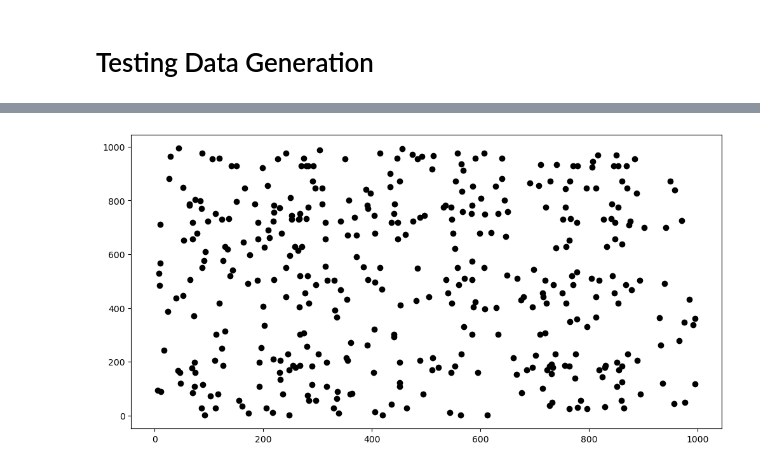
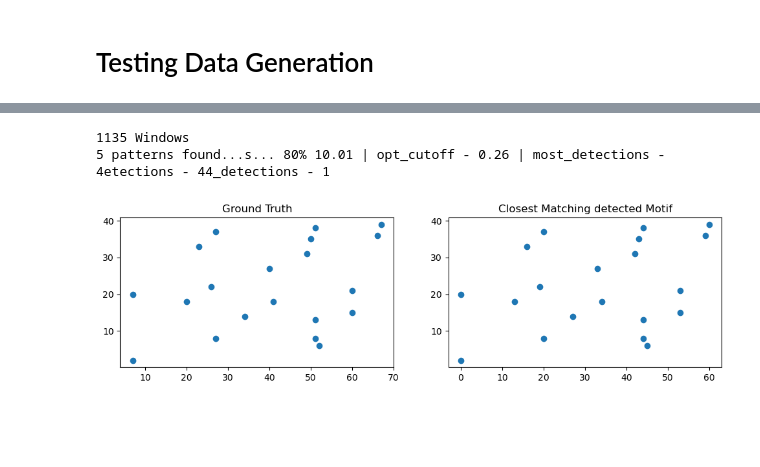
Before and after one commit to CosmicSurgery/thesis_notebooks, a Jupyter notebook: 2023.09.26 - Final Drafts/09.26.2023 - test scripts.ipynb, the cells around one changed output, grey strips where cells are left out. Cells and saved outputs as stored; diff of their text form; code cells hidden in the pictures; blank space fills up the shorter version.

```diff
--- a/2023.09.26 - Final Drafts/09.26.2023 - test scripts.ipynb
+++ b/2023.09.26 - Final Drafts/09.26.2023 - test scripts.ipynb
@@ -3,3 +17,8 @@
 # %%
 import simulate_data
 import scan
+# %%
+def check_ground_truth(pattern_template, K_dense):
+    _, pattern_img = get_imgs(K_dense, pattern_template)
+    SM_acc, cc = get_acc(K_dense, pattern_img)
+    return SM_acc, cc, pattern_img
@@ -31,7 +86,25 @@ A_dense, A_sparse, B_dense, B_sparse, K_dense, K_sparse = simulate_data.generate
-# %%
-import matplotlib.pyplot as plt
-plt.figure(figsize=(12,6))
-plt.scatter(A_sparse[1],A_sparse[0],c='black')
-plt.show()
-# %% [output]
-[figure, removed]
+# %%
+pattern_template, sublist_keys_filt, window_time, cluster_time, sequence_time = scan.scan_raster(A_sparse[1], A_sparse[0], window_dim=params['D'])
+if len(pattern_template) != 0:
+    SM_acc, cc, pattern_img = check_ground_truth(pattern_template, K_dense)
+else:
+    SM_acc, cc, pattern_img = np.zeros(K_dense.shape[2]), [], None
+# %% [output]
+1135 Windows
+5 patterns found...s... 80% 10.01 | opt_cutoff - 0.26 | most_detections - 4etections - 44_detections - 1
+# %%
+palette = simulate_data.create_palette()
+# %%
+M = K_dense.shape[2]
+motif_map = (np.arange(0,M),np.argmax(cc,axis=1))
+motif_map
+fig,ax = plt.subplots(len(motif_map[0]),len(motif_map),figsize=(12,M*3))
+for i,(a,b) in enumerate(zip(motif_map[0],motif_map[1])):
+    ax[0].scatter(np.where(K_dense[...,a])[1],np.where(K_dense[...,a])[0],c=palette[i+1])
+    ax[1].scatter(np.where(pattern_img[...,b])[1],np.where(pattern_img[...,b])[0],c=palette[i+1])
+
+ax[0].set_title('Ground Truth')
+ax[1].set_title('Closest Matching detected Motif')
+plt.show()
+# %% [output]
+[figure, added]
```
Also changed, not shown: parts of 5 cells of this notebook, 8 other files.
